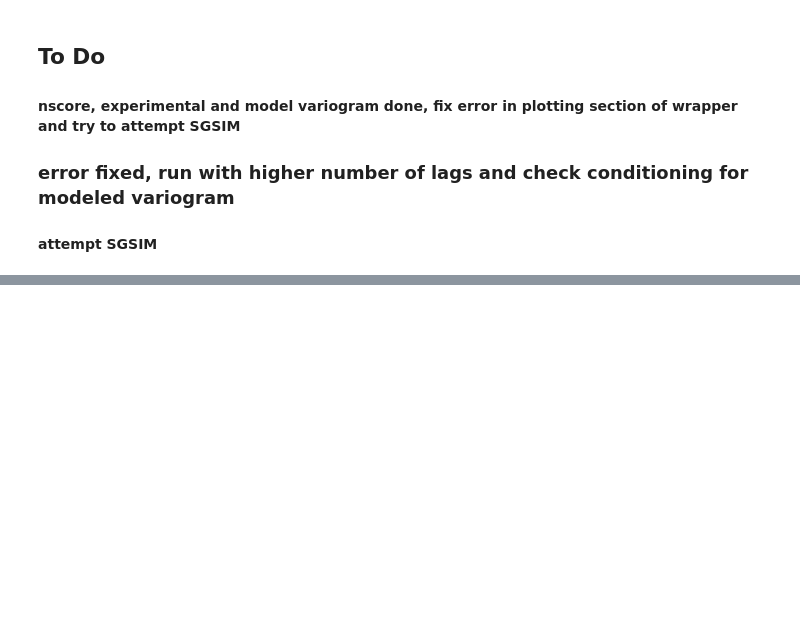
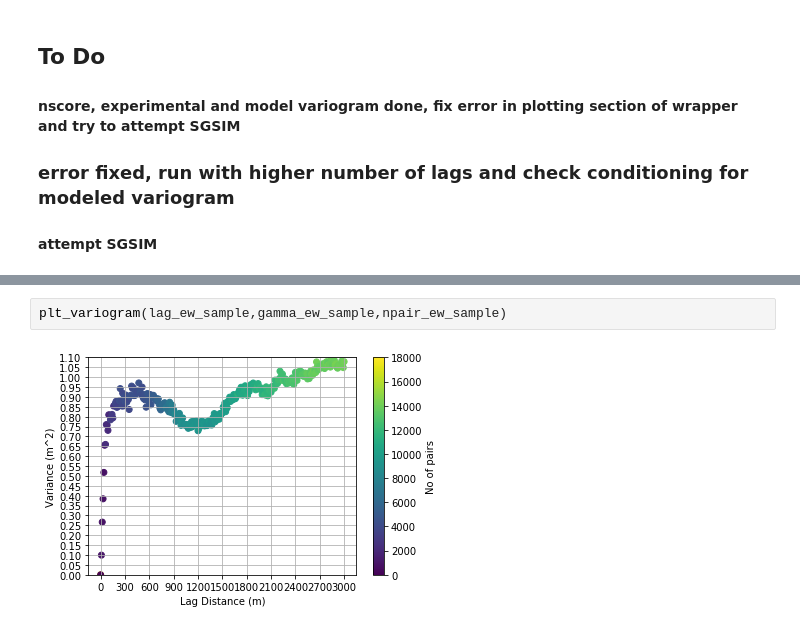
Before and after one commit to ShashankBice/raster_geostatistics, a Jupyter notebook: Geostats_Workflow_raster.ipynb, the cells around one changed output, grey strips where cells are left out. Drawn from its saved outputs; the diff is of its cells as text; blank space fills up the shorter version.

```diff
--- a/Geostats_Workflow_raster.ipynb
+++ b/Geostats_Workflow_raster.ipynb
@@ -208,0 +384,4 @@ gamma_x_mod
+# %%
+plt_variogram(lag_ew_sample,gamma_ew_sample,npair_ew_sample)
+# %% [output]
+[figure, added]
```
Also changed, not shown: parts of 99 cells of this notebook.
